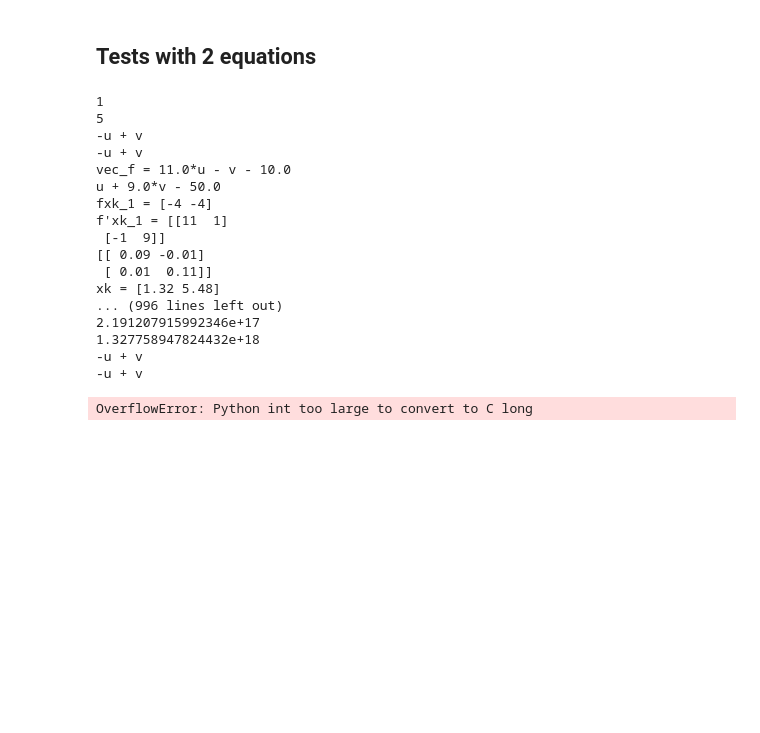
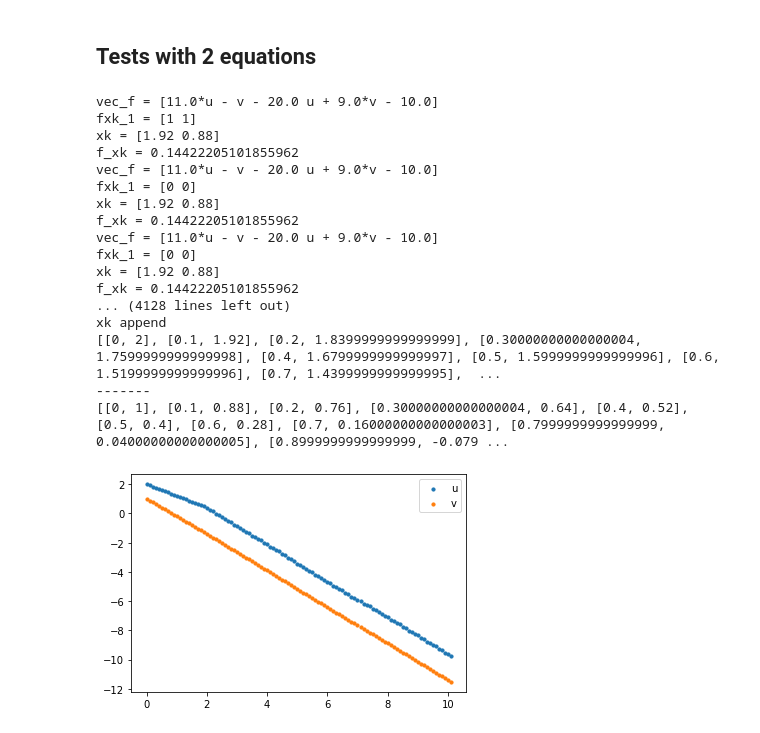
Before and after one commit to AlexPoiron/FirstModel, a Jupyter notebook: Main.ipynb, the cells around one changed output. Drawn from its saved outputs; the diff is of its cells as text; code cells hidden in the pictures; blank space fills up the shorter version.

```diff
--- a/Main.ipynb
+++ b/Main.ipynb
@@ -110,14 +106,10 @@ def f_prime_2_eqs(xk_1, f1, f2):
     @i: index to recup the correct previous term of the function.
 """
 
-def create_fxk_1(xk_1, fu, fv, vec_f, i):
+def create_fxk_1(xk_1, vec_f):
     res = np.array([0, 0])
-    if(i == 0):
-        for j in range(2):
-            res[j] = vec_f[j].subs([u, xk_1[0]], [v, xk_1[1]])
-    else:
-        for j in range(2):
-            res[j] = vec_f[j].evalf(subs={u: fu[i-1], v: fv[i-1]})
+    for i in range(2):
+        res[i] = vec_f[i].evalf(subs={u: xk_1[0], v: xk_1[1]})
 
     return res
 # %%
@@ -207,11 +199,11 @@ def Solver_one_equation(expr, u0):
 # %%
 def Solver_two_equations(u0, v0, f1, f2):
     t0 = 0
-    i = 1
     f_xk = 1
     uk_1 = u0
     vk_1 = v0
-    xk_1 = np.array([uk_1, vk_1])
+    xk_1 = np.array([u0, v0])
+    xn_1_global = np.array([u0, v0])
 
     #Each list is an axis.
     #Time = [t0, t1, t2, ...., tn]
@@ -230,22 +222,21 @@ def Solver_two_equations(u0, v0, f1, f2):
             nb+=1
 
             # First step, we change our equation to F(x) = 0
-            vec_f = create_2_f(xk_1, f1, f2)
+            vec_f = create_2_f(xn_1_global, f1, f2)
 
             #Creating F(xk-1)
-            F_xk_1 = create_fxk_1(xk_1, fu, fv, vec_f, i)
+            F_xk_1 = create_fxk_1(xk_1, vec_f)
 
             #Creating F'(xk-1)
             F_xk_1_prime = f_prime_2_eqs(xk_1, vec_f[0], vec_f[1])
             print("vec_f = ", end='')
-            print(vec_f[0])
-            print(vec_f[1])
+            print(vec_f)
             print("fxk_1 = ", end='')
             print(F_xk_1)
-            print("f'xk_1 = ", end='')
-            print(F_xk_1_prime)
+            #print("f'xk_1 = ", end='')
+            #print(F_xk_1_prime)
 
-            print(LA.inv(F_xk_1_prime))
+            #print(LA.inv(F_xk_1_prime))
             #print(np.dot(F_xk_1, LA.inv(F_xk_1_prime)))
 
             #Formula : xk = xk_1 - tr(F'(xk_1)) * F(xk_1)
@@ -253,7 +244,7 @@ def Solver_two_equations(u0, v0, f1, f2):
             print("xk = ", end='')
             print(xk)
             #Check the approximation. If f_uk < Epsilon = good approximation
-            f_xk = LA.norm(xk - xk_1)
+            f_xk = LA.norm(xk - xn_1_global)
             print("f_xk = ", end='')
             print(f_xk)
             #print("nb = ", end='')
@@ -269,11 +260,9 @@ def Solver_two_equations(u0, v0, f1, f2):
         time.append(t0)
         fu.append(xk[0])
         fv.append(xk[1])
-        uk_1 = xk[0]
-        vk_1 = xk[1]
+
+        xn_1_global = np.array([xk[0],xk[1]])
         f_xk = 1
-        i += 1
-
 
     return result_2_eq(time, fu, fv)
 # %% [markdown]
@@ -335,49 +308,49 @@ nb = 1
 # %% [markdown]
 ## Tests with 2 equations
 # %%
-u0 = 1
-v0 = 5
+u0 = 2
+v0 = 1
 
 du = -u + v
 dv = v - u
 
 res = Solver_two_equations(u0, v0, du, dv)
 print(res[0])
 print("-------")
 print(res[1])
 
 time = []
 coords_u = []
 coords_v = []
 
 for i in range(0, len(res[0])):
     time.append(res[0][i][0])
     coords_u.append(res[0][i][1])
     coords_v.append(res[1][i][1])
 
 fig = plt.figure()
 ax1 = fig.add_subplot(111)
 
 ax1.scatter(time, coords_u, s=10, label='u')
 ax1.scatter(time, coords_v, s=10, label='v')
 plt.legend(loc='upper right');
 plt.show()
 # %% [output]
-1
-5
--u + v
--u + v
-vec_f = 11.0*u - v - 10.0
-u + 9.0*v - 50.0
-fxk_1 = [-4 -4]
-f'xk_1 = [[11  1]
- [-1  9]]
-[[ 0.09 -0.01]
- [ 0.01  0.11]]
-xk = [1.32 5.48]
-... (996 lines left out)
-2.191207915992346e+17
-1.327758947824432e+18
--u + v
--u + v
+vec_f = [11.0*u - v - 20.0 u + 9.0*v - 10.0]
+fxk_1 = [1 1]
+xk = [1.92 0.88]
+f_xk = 0.14422205101855962
+vec_f = [11.0*u - v - 20.0 u + 9.0*v - 10.0]
+fxk_1 = [0 0]
+xk = [1.92 0.88]
+f_xk = 0.14422205101855962
+vec_f = [11.0*u - v - 20.0 u + 9.0*v - 10.0]
+fxk_1 = [0 0]
+xk = [1.92 0.88]
+f_xk = 0.14422205101855962
+... (4128 lines left out)
+xk append
+[[0, 2], [0.1, 1.92], [0.2, 1.8399999999999999], [0.30000000000000004, 1.7599999999999998], [0.4, 1.6799999999999997], [0.5, 1.5999999999999996], [0.6, 1.5199999999999996], [0.7, 1.4399999999999995],  ...
+-------
+[[0, 1], [0.1, 0.88], [0.2, 0.76], [0.30000000000000004, 0.64], [0.4, 0.52], [0.5, 0.4], [0.6, 0.28], [0.7, 0.16000000000000003], [0.7999999999999999, 0.04000000000000005], [0.8999999999999999, -0.079 ...
-OverflowError: Python int too large to convert to C long
+[figure, added]
```
Also changed, not shown: parts of 2 cells of this notebook.
